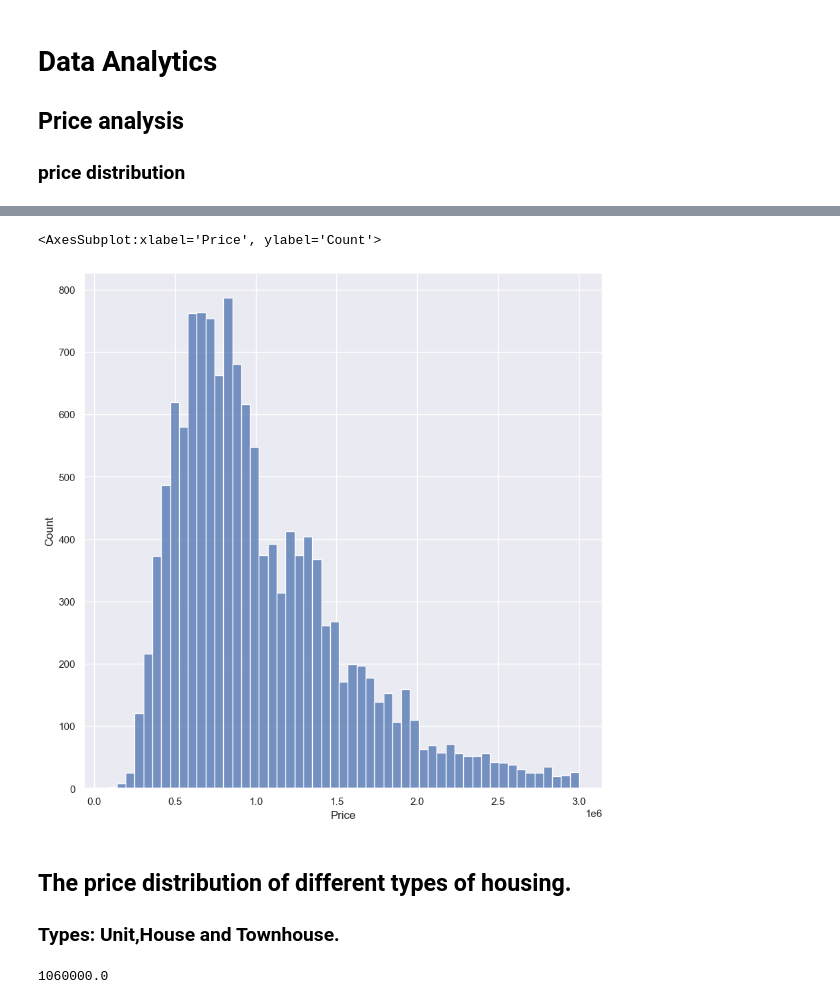
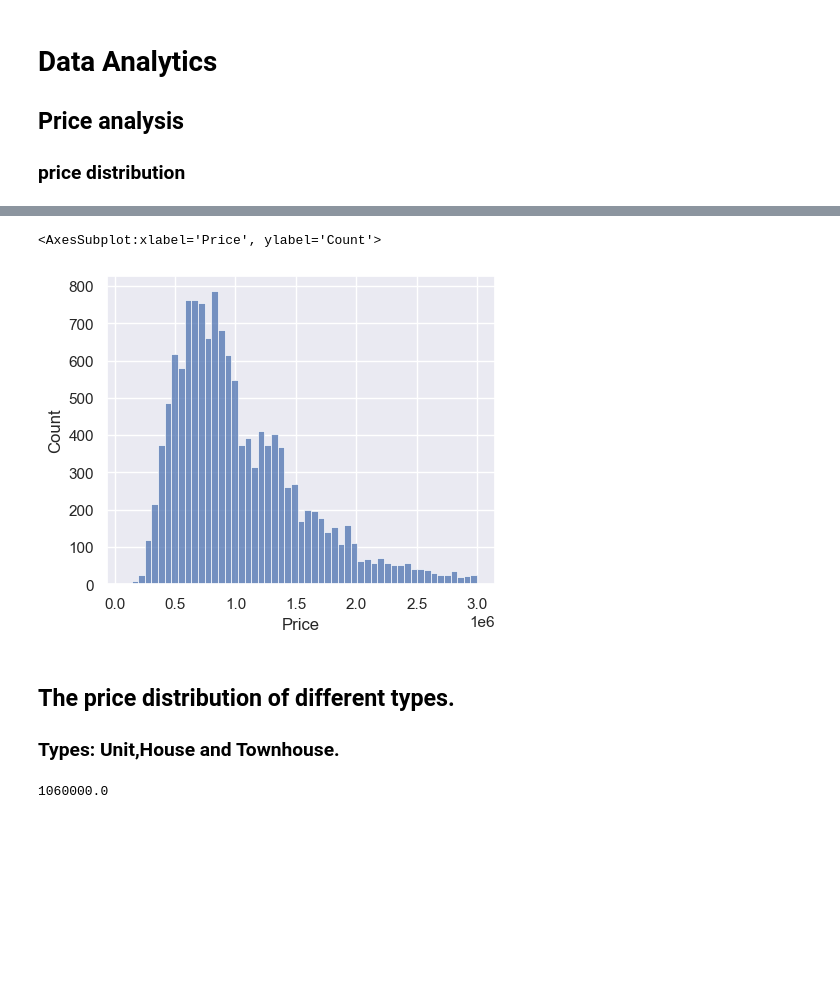
Before and after one commit to DanYANG18/task1, a Jupyter notebook: melhouse5.ipynb, the cells around one changed output, grey strips where cells are left out. Drawn from its saved outputs; the diff is of its cells as text; code cells hidden in the pictures; blank space fills up the shorter version.

```diff
--- a/melhouse5.ipynb
+++ b/melhouse5.ipynb
@@ -240,14 +169,14 @@ df.loc[df['Price']>3000000]
 # %%
 df_price = df.loc[df['Price'] <= 3000000]
-fig, axs = plt.subplots(figsize=(10,10))
+fig, axs = plt.subplots(figsize=(5,4))
 sns.histplot(df_price['Price'])
 # %% [output]
 <AxesSubplot:xlabel='Price', ylabel='Count'>
-[figure, old version]
+[figure, new version]
 # %% [markdown]
 
 
-## The price distribution of different types of housing.
+## The price distribution of different types.
 
 ### Types: Unit,House and Townhouse.
 # %%
```
Also changed, not shown: parts of 59 cells of this notebook.
